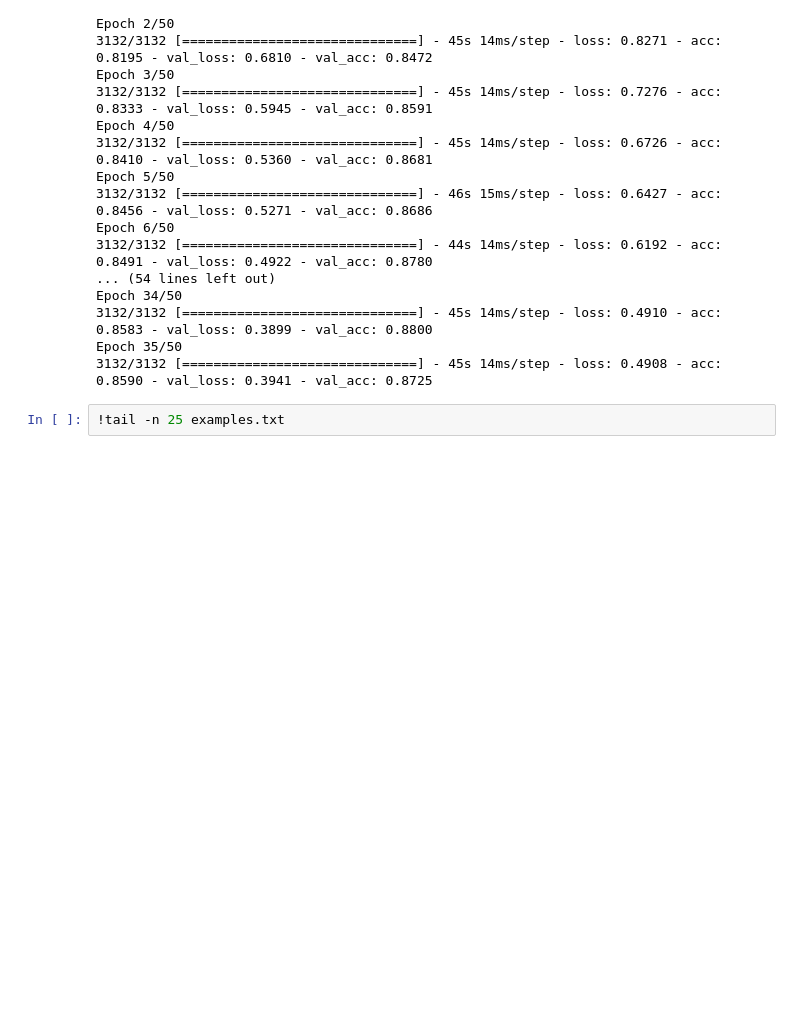
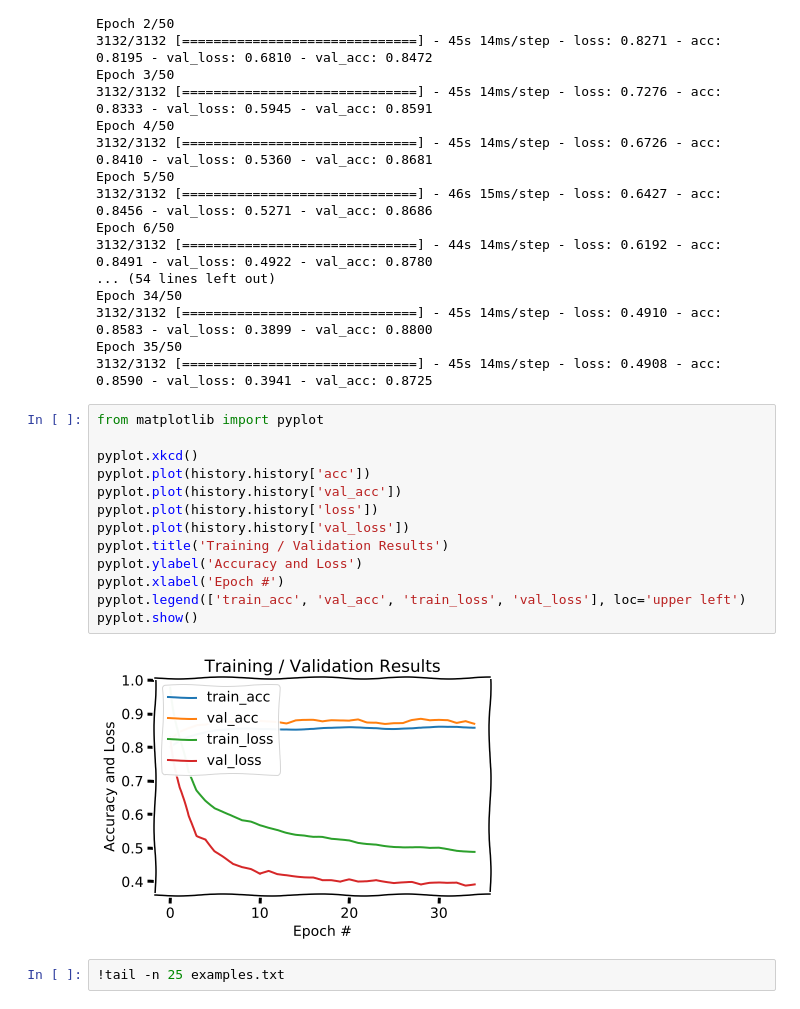
Before and after one commit to rawar-zz/tensorflow-notebooks, a Jupyter notebook: lstm_text_generator.ipynb, the cells around one changed output. Drawn from its saved outputs; the diff is of its cells as text; blank space fills up the shorter version.

```diff
--- a/lstm_text_generator.ipynb
+++ b/lstm_text_generator.ipynb
@@ -242,6 +242,21 @@ Epoch 34/50
 3132/3132 [==============================] - 45s 14ms/step - loss: 0.4910 - acc: 0.8583 - val_loss: 0.3899 - val_acc: 0.8800
 Epoch 35/50
 3132/3132 [==============================] - 45s 14ms/step - loss: 0.4908 - acc: 0.8590 - val_loss: 0.3941 - val_acc: 0.8725
+# %%
+from matplotlib import pyplot
+
+pyplot.xkcd()
+pyplot.plot(history.history['acc'])
+pyplot.plot(history.history['val_acc'])
+pyplot.plot(history.history['loss'])
+pyplot.plot(history.history['val_loss'])
+pyplot.title('Training / Validation Results')
+pyplot.ylabel('Accuracy and Loss')
+pyplot.xlabel('Epoch #')
+pyplot.legend(['train_acc', 'val_acc', 'train_loss', 'val_loss'], loc='upper left')
+pyplot.show()
+# %% [output]
+[figure, added]
 # %%
 !tail -n 25 examples.txt
 # %% [output]
```
